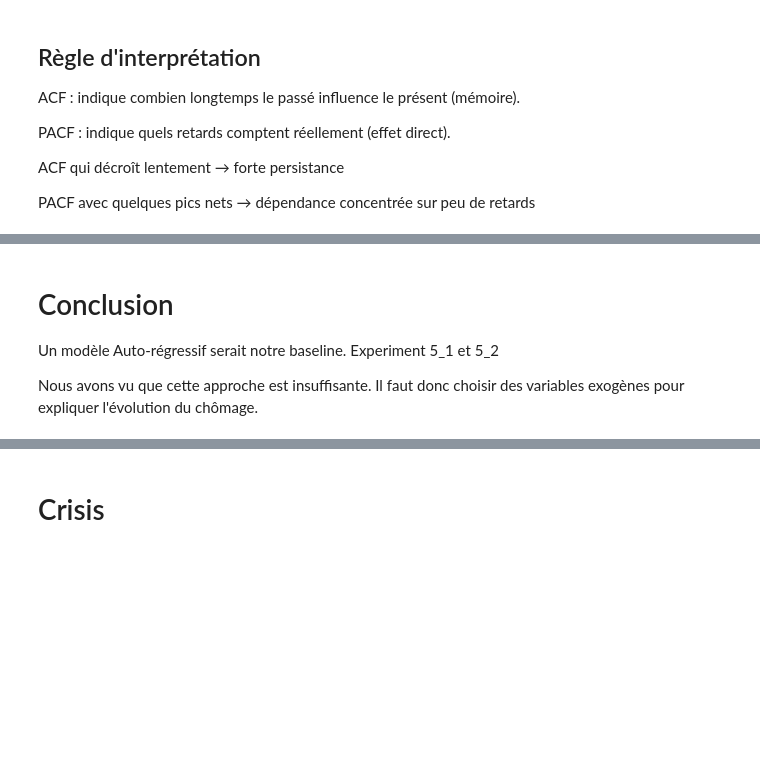
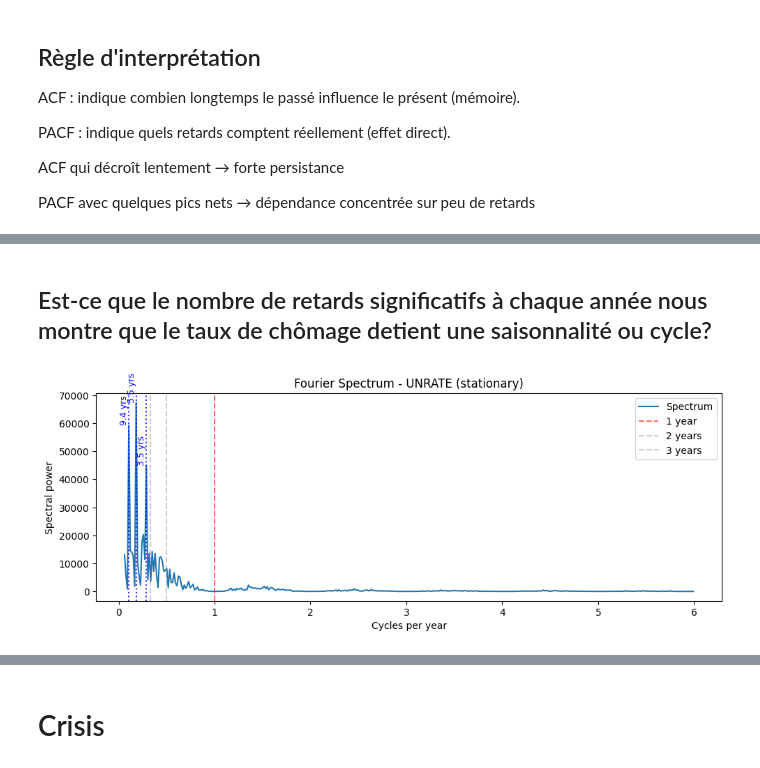
Before and after one commit to MitaDataAI/Explainable_AI_Forecast_and_explain_the_Unemployment_of_USA, a Jupyter notebook: 3_notebook/EDA/3_univariate_analysis.ipynb, the cells around one changed output, grey strips where cells are left out. Cells and saved outputs as stored; diff of their text form; code cells hidden in the pictures; blank space fills up the shorter version.

```diff
--- a/3_notebook/EDA/3_univariate_analysis.ipynb
+++ b/3_notebook/EDA/3_univariate_analysis.ipynb
@@ -107,6 +103,2 @@ et on tranche par backtesting et critères d’information.
-# %% [markdown]
-# Conclusion
-Un modèle Auto-régressif serait notre baseline.
-Experiment 5_1 et 5_2
-
-Nous avons vu que cette approche est insuffisante. Il faut donc choisir des variables exogènes pour expliquer l'évolution du chômage.
+# %% [markdown]
+## Est-ce que le nombre de retards significatifs à chaque année nous montre que le taux de chômage detient une saisonnalité ou cycle?
@@ -112,0 +169,4 @@ Nous avons vu que cette approche est insuffisante. Il faut donc choisir des vari
+# %%
+plot_fourier_spectrum(df["UNRATE"])
+# %% [output]
+[figure, added]
```
Also changed, not shown: parts of 13 cells of this notebook, 7 other files.
